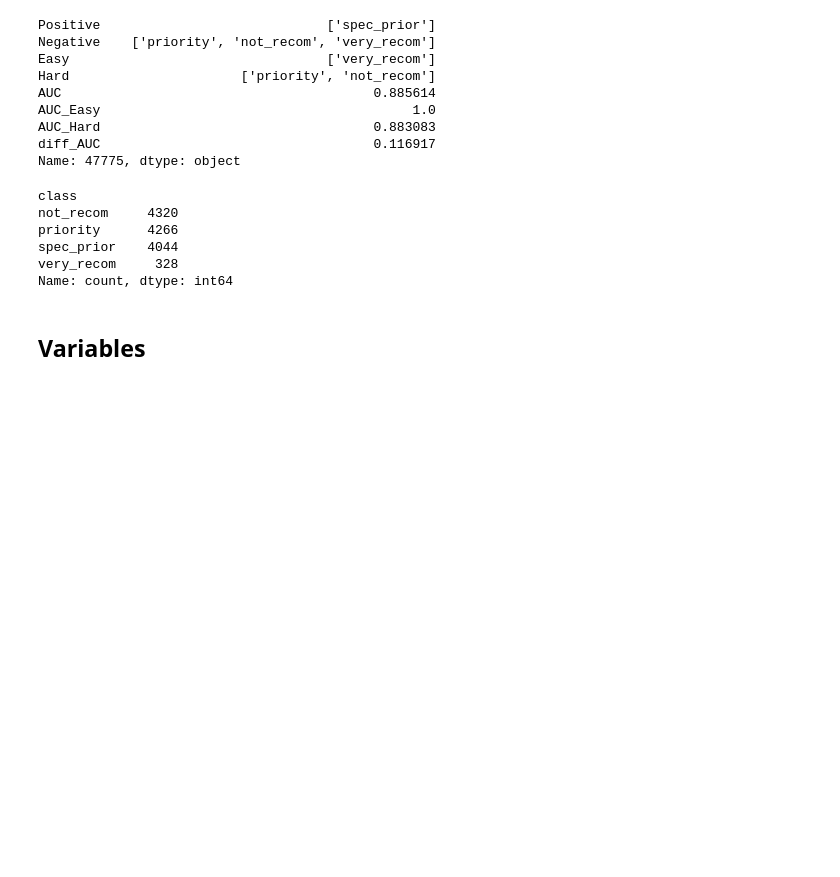
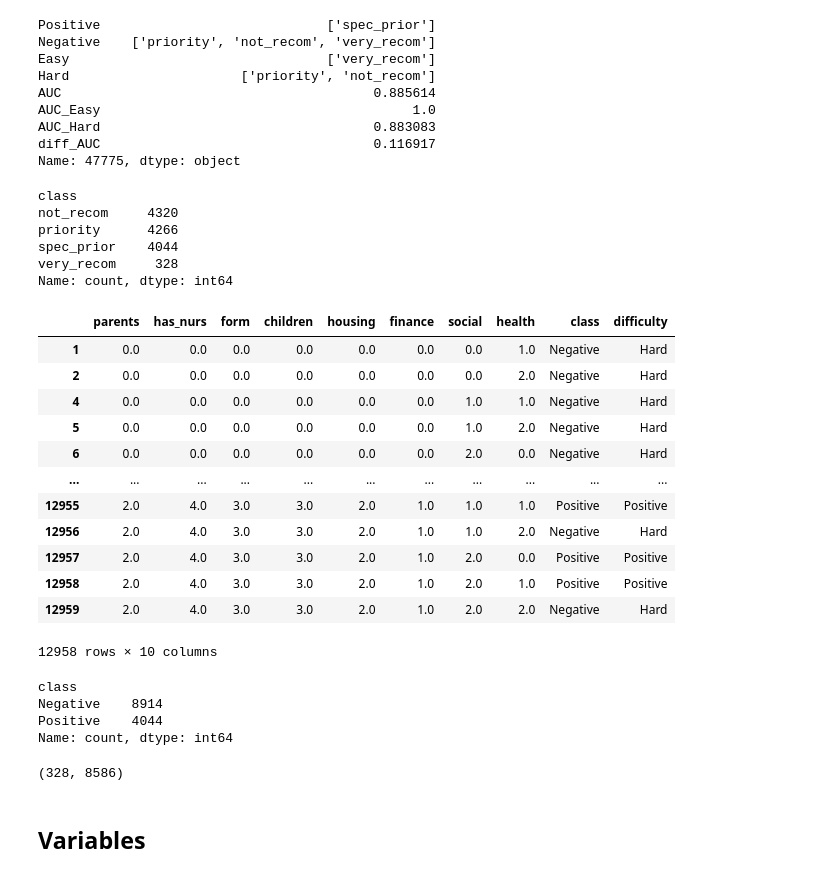
Before and after one commit to JPOrtegaa/score-drift-quantification, a Jupyter notebook: experiments_real.ipynb, the cells around one changed output. Saved outputs shown, nothing was run; the diff lists cells and outputs as text; code cells hidden in the pictures; blank space fills up the shorter version.

```diff
--- a/experiments_real.ipynb
+++ b/experiments_real.ipynb
@@ -582,6 +584,37 @@ priority      4266
 spec_prior    4044
 very_recom     328
 Name: count, dtype: int64
+# %%
+df['binary'] = df['class'].map(lambda x: 'Positive' if x == 'spec_prior' else ('Negative' if x in ['priority', 'not_recom', 'very_recom'] else None))
+df['difficulty'] = df['class'].map(lambda x: 'Easy' if x == 'very_recom' else ('Hard' if x in ['priority', 'not_recom'] else 'Positive'))
+df['class'] = df['binary']
+df.drop(columns=['binary'], inplace=True)
+df
+# %% [output]
+|  | parents | has_nurs | form | children | housing | finance | social | health | class | difficulty |
+| 1 | 0.0 | 0.0 | 0.0 | 0.0 | 0.0 | 0.0 | 0.0 | 1.0 | Negative | Hard |
+| 2 | 0.0 | 0.0 | 0.0 | 0.0 | 0.0 | 0.0 | 0.0 | 2.0 | Negative | Hard |
+| 4 | 0.0 | 0.0 | 0.0 | 0.0 | 0.0 | 0.0 | 1.0 | 1.0 | Negative | Hard |
+| 5 | 0.0 | 0.0 | 0.0 | 0.0 | 0.0 | 0.0 | 1.0 | 2.0 | Negative | Hard |
+| 6 | 0.0 | 0.0 | 0.0 | 0.0 | 0.0 | 0.0 | 2.0 | 0.0 | Negative | Hard |
+| ... | ... | ... | ... | ... | ... | ... | ... | ... | ... | ... |
+| 12955 | 2.0 | 4.0 | 3.0 | 3.0 | 2.0 | 1.0 | 1.0 | 1.0 | Positive | Positive |
+| 12956 | 2.0 | 4.0 | 3.0 | 3.0 | 2.0 | 1.0 | 1.0 | 2.0 | Negative | Hard |
+| 12957 | 2.0 | 4.0 | 3.0 | 3.0 | 2.0 | 1.0 | 2.0 | 0.0 | Positive | Positive |
+| 12958 | 2.0 | 4.0 | 3.0 | 3.0 | 2.0 | 1.0 | 2.0 | 1.0 | Positive | Positive |
+| 12959 | 2.0 | 4.0 | 3.0 | 3.0 | 2.0 | 1.0 | 2.0 | 2.0 | Negative | Hard |
+12958 rows × 10 columns
+# %%
+df['class'].value_counts()
+# %% [output]
+class
+Negative    8914
+Positive    4044
+Name: count, dtype: int64
+# %%
+df[df['difficulty'] == 'Easy'].shape[0], df[df['difficulty'] == 'Hard'].shape[0]
+# %% [output]
+(328, 8586)
 # %% [markdown]
 ## Variables
 # %%
```
Also changed, not shown: parts of 7 cells of this notebook.
